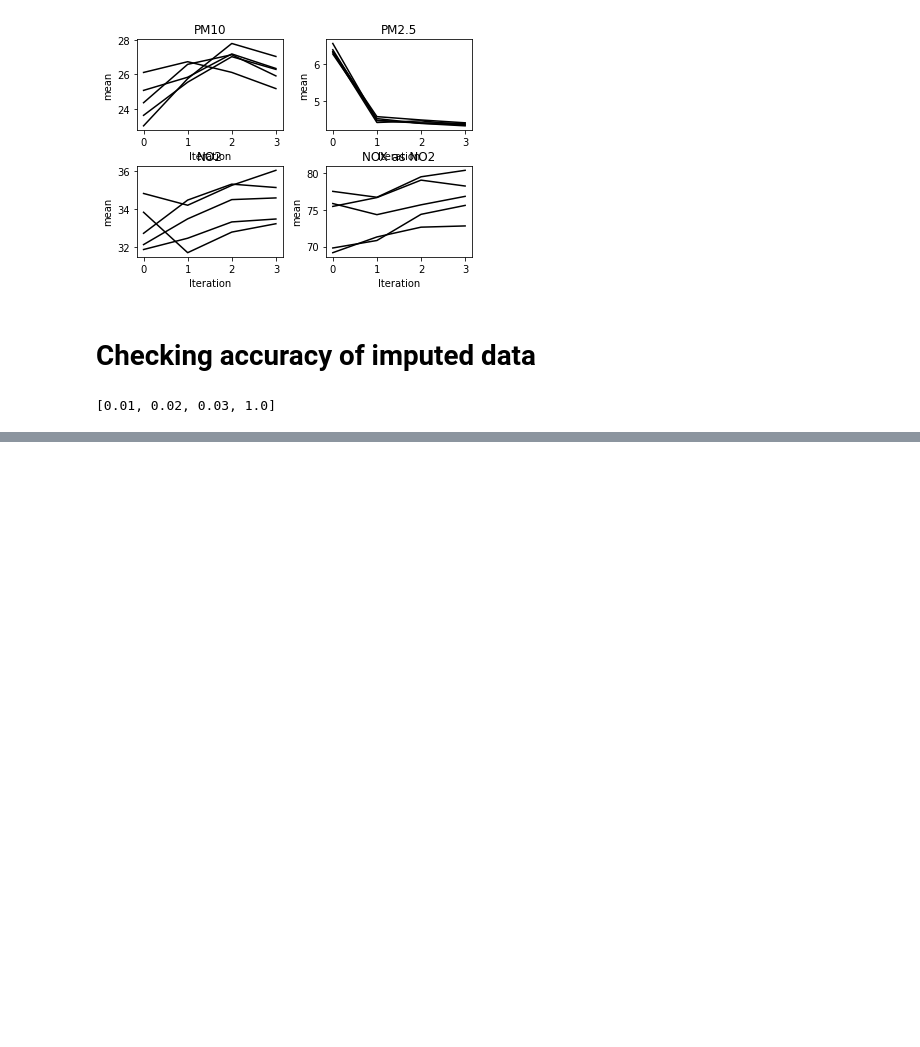
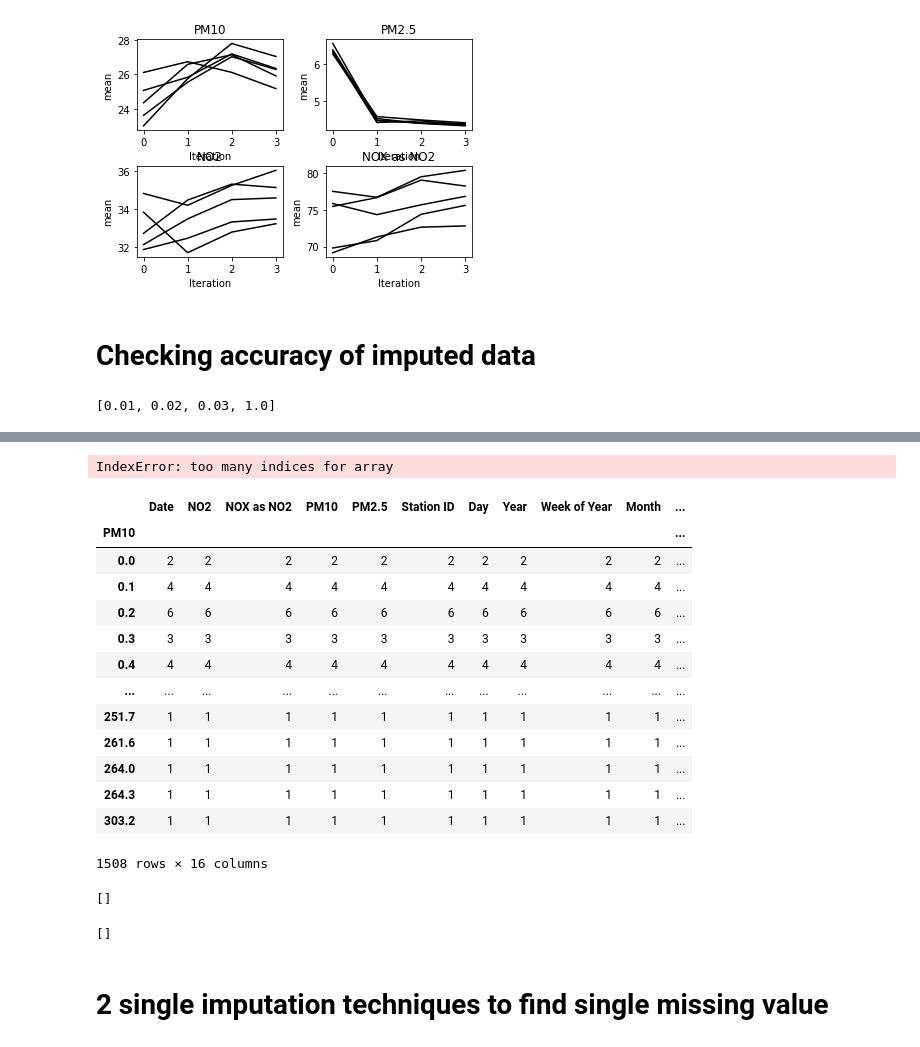
Before and after one commit to ankpandey1/Decentralised-air-quality-monitoring, a Jupyter notebook: 18644/Data Preprocessing/Data_Preprocessing.ipynb, the cells around one changed output, grey strips where cells are left out. Saved outputs shown, nothing was run; the diff lists cells and outputs as text; code cells hidden in the pictures; blank space fills up the shorter version.

```diff
--- a/18644/Data_Preprocessing.ipynb
+++ b/18644/Data Preprocessing/Data_Preprocessing.ipynb
@@ -481,0 +511,5 @@ impNumeric = SimpleImputer(missing_values=np.nan, strategy='mean')
+# %%
+null_columns=pm10.columns[pm10.isnull().any()]
+pm10[null_columns].isnull().sum()
+# %% [output]
+IndexError: too many indices for array
@@ -481,0 +518,27 @@ impNumeric = SimpleImputer(missing_values=np.nan, strategy='mean')
+# %%
+merged.groupby('PM10').apply(lambda column: (column == 0).count())
+# %% [output]
+|  | Date | NO2 | NOX as NO2 | PM10 | PM2.5 | Station ID | Day | Year | Week of Year | Month | ... |
+| PM10 |  |  |  |  |  |  |  |  |  |  | ... |
+| 0.0 | 2 | 2 | 2 | 2 | 2 | 2 | 2 | 2 | 2 | 2 | ... |
+| 0.1 | 4 | 4 | 4 | 4 | 4 | 4 | 4 | 4 | 4 | 4 | ... |
+| 0.2 | 6 | 6 | 6 | 6 | 6 | 6 | 6 | 6 | 6 | 6 | ... |
+| 0.3 | 3 | 3 | 3 | 3 | 3 | 3 | 3 | 3 | 3 | 3 | ... |
+| 0.4 | 4 | 4 | 4 | 4 | 4 | 4 | 4 | 4 | 4 | 4 | ... |
+| ... | ... | ... | ... | ... | ... | ... | ... | ... | ... | ... | ... |
+| 251.7 | 1 | 1 | 1 | 1 | 1 | 1 | 1 | 1 | 1 | 1 | ... |
+| 261.6 | 1 | 1 | 1 | 1 | 1 | 1 | 1 | 1 | 1 | 1 | ... |
+| 264.0 | 1 | 1 | 1 | 1 | 1 | 1 | 1 | 1 | 1 | 1 | ... |
+| 264.3 | 1 | 1 | 1 | 1 | 1 | 1 | 1 | 1 | 1 | 1 | ... |
+| 303.2 | 1 | 1 | 1 | 1 | 1 | 1 | 1 | 1 | 1 | 1 | ... |
+1508 rows × 16 columns
+# %%
+merged[merged['PM10'].isnull()].index.tolist()
+# %% [output]
+[]
+# %%
+merged[merged['PM2.5'] < 0].index.tolist()
+# %% [output]
+[]
+# %% [markdown]
+# 2 single imputation techniques to find single missing value
```
Also changed, not shown: parts of 8 cells of this notebook, 6 other files.
